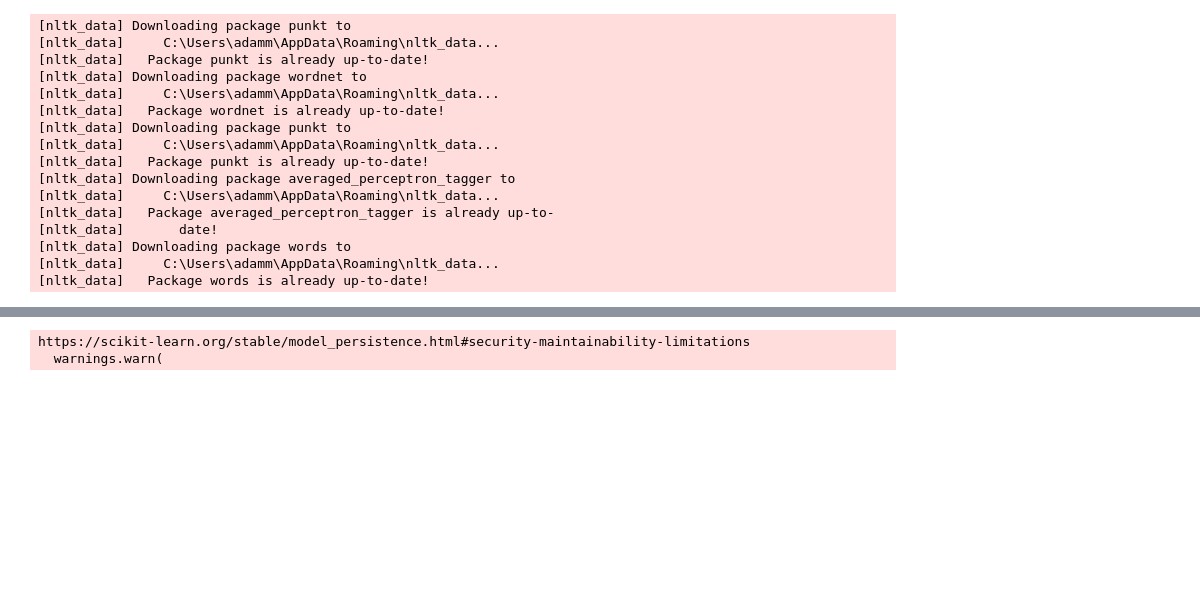
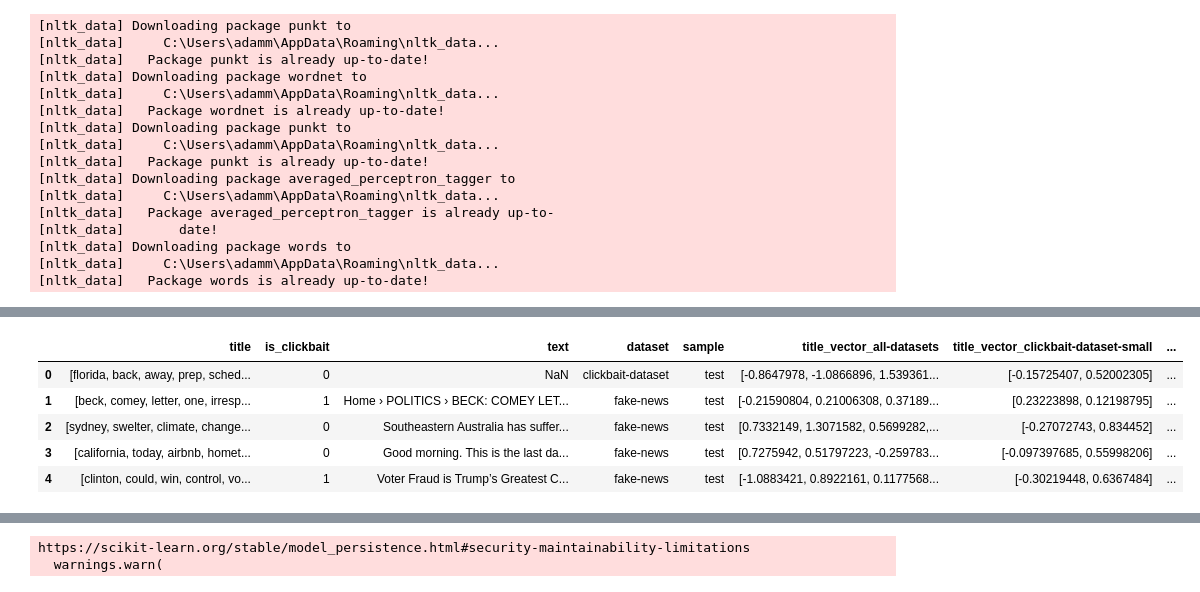
Before and after one commit to amajczyk/ClickbaitDetector, a Jupyter notebook: modelling/model_testing/nlp_tests.ipynb, the cells around one changed output, grey strips where cells are left out. Drawn from its saved outputs; the diff is of its cells as text; code cells hidden in the pictures; blank space fills up the shorter version.

```diff
--- a/modelling/model_testing/nlp_tests.ipynb
+++ b/modelling/model_testing/nlp_tests.ipynb
@@ -90,3 +91,17 @@ df.head()
+# %%
+df['title_vector_all-datasets'] = [drop_dimensions_from_vector(vector, variables_to_drop_all_datasets) for vector in df['title_vector_all-datasets']]
+df['title_vector_clickbait-dataset-small'] = [drop_dimensions_from_vector(vector, variables_to_drop_clickbait_dataset_small) for vector in df['title_vector_clickbait-dataset-small']]
+df['title_vector_clickbait-dataset-large'] = [drop_dimensions_from_vector(vector, variables_to_drop_clickbait_dataset_large) for vector in df['title_vector_clickbait-dataset-large']]
+df['title_vector_fake-news'] = [drop_dimensions_from_vector(vector, variables_to_drop_fake_news) for vector in df['title_vector_fake-news']]
+
+df.head()
+# %% [output]
+|  | title | is_clickbait | text | dataset | sample | title_vector_all-datasets | title_vector_clickbait-dataset-small | ... |
+| 0 | [florida, back, away, prep, sched... | 0 | NaN | clickbait-dataset | test | [-0.8647978, -1.0866896, 1.539361... | [-0.15725407, 0.52002305] | ... |
+| 1 | [beck, comey, letter, one, irresp... | 1 | Home › POLITICS › BECK: COMEY LET... | fake-news | test | [-0.21590804, 0.21006308, 0.37189... | [0.23223898, 0.12198795] | ... |
+| 2 | [sydney, swelter, climate, change... | 0 | Southeastern Australia has suffer... | fake-news | test | [0.7332149, 1.3071582, 0.5699282,... | [-0.27072743, 0.834452] | ... |
+| 3 | [california, today, airbnb, homet... | 0 | Good morning. This is the last da... | fake-news | test | [0.7275942, 0.51797223, -0.259783... | [-0.097397685, 0.55998206] | ... |
+| 4 | [clinton, could, win, control, vo... | 1 | Voter Fraud is Trump’s Greatest C... | fake-news | test | [-1.0883421, 0.8922161, 0.1177568... | [-0.30219448, 0.6367484] | ... |
 # %%
 import copy as cp
 df_all_datasets = cp.deepcopy(df)
```
Also changed, not shown: parts of 13 cells of this notebook, 5 other files.
